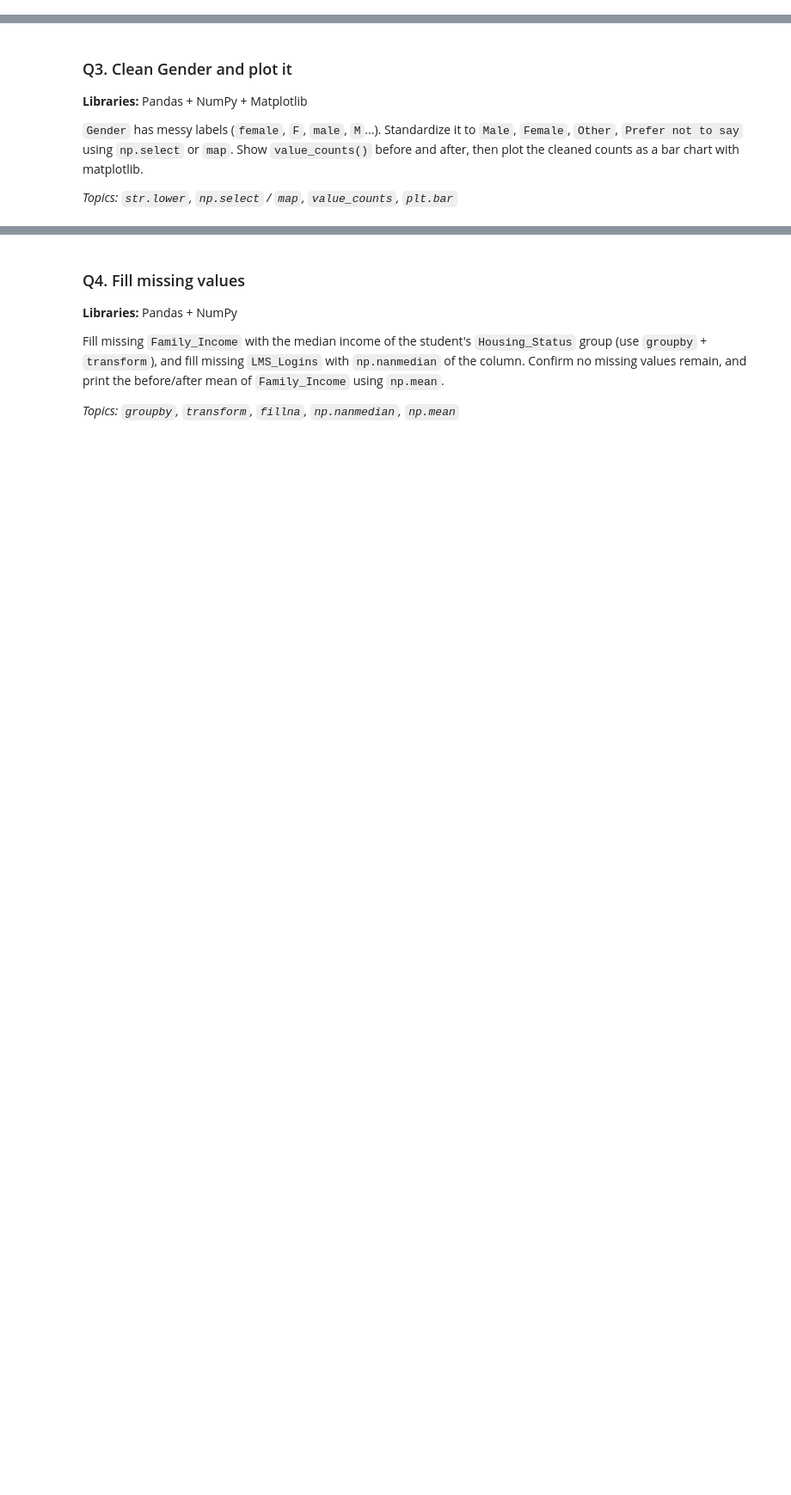
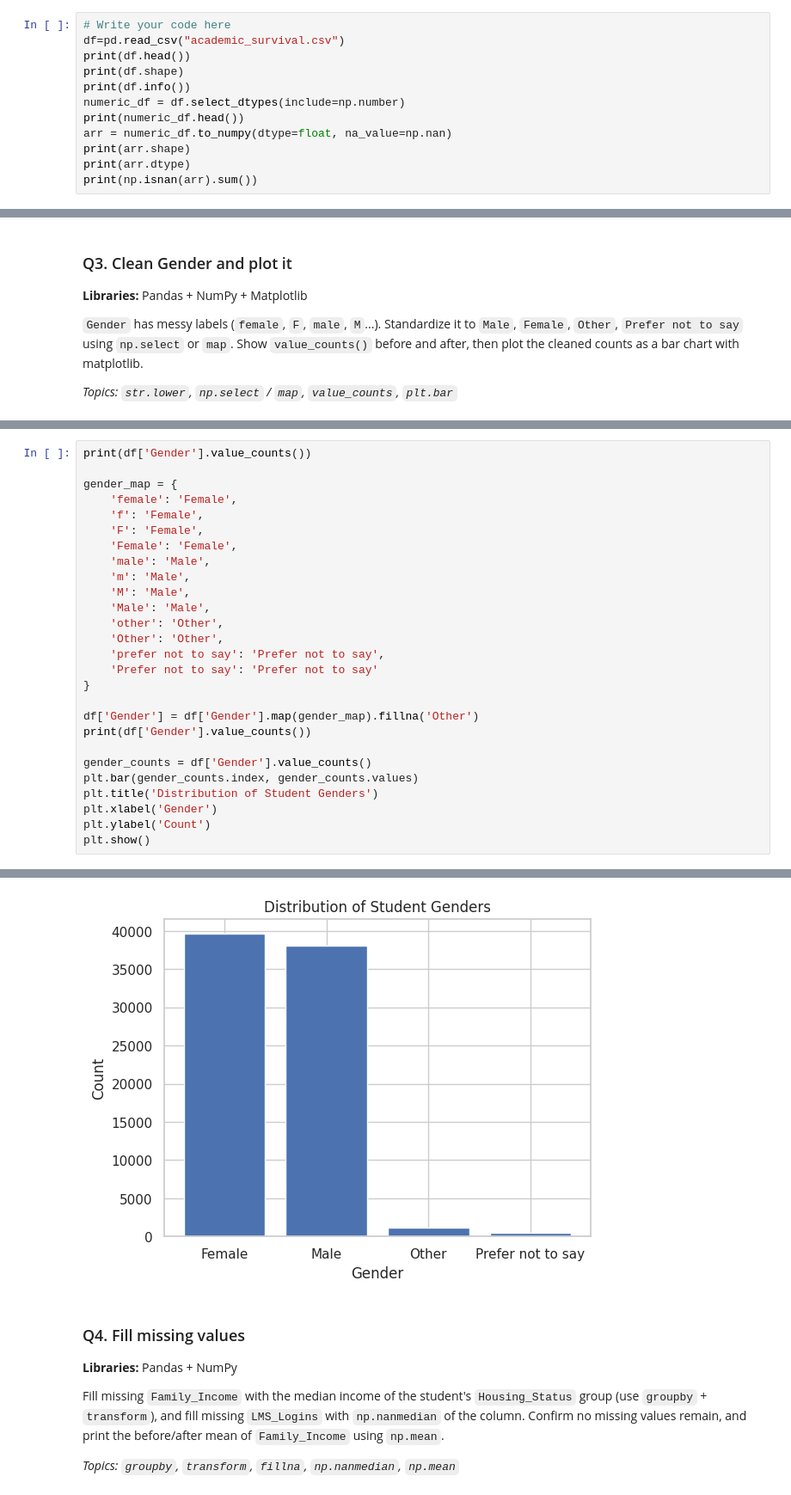
Before and after one commit to AnshuAnshu01/Data_Analytics_Python, a Jupyter notebook: Academic_servival/academic_survival_question_set.ipynb, the cells around one changed output, grey strips where cells are left out. Shown at 86% size. Cells and saved outputs as stored; diff of their text form; blank space fills up the shorter version.

```diff
--- a/Academic_servival/academic_survival_question_set.ipynb
+++ b/Academic_servival/academic_survival_question_set.ipynb
@@ -27,0 +26,12 @@ Read the CSV into `df`. Show its shape, `head()` and `info()`. Then select only
+# %%
+# Write your code here
+df=pd.read_csv("academic_survival.csv")
+print(df.head())
+print(df.shape)
+print(df.info())
+numeric_df = df.select_dtypes(include=np.number)
+print(numeric_df.head())
+arr = numeric_df.to_numpy(dtype=float, na_value=np.nan)
+print(arr.shape)
+print(arr.dtype)
+print(np.isnan(arr).sum())
@@ -45,0 +93,28 @@ Calculate the missing-value percentage of every column (pandas) and round it wit
+# %%
+print(df['Gender'].value_counts())
+
+gender_map = {
+    'female': 'Female',
+    'f': 'Female',
+    'F': 'Female',
+    'Female': 'Female',
+    'male': 'Male',
+    'm': 'Male',
+    'M': 'Male',
+    'Male': 'Male',
+    'other': 'Other',
+    'Other': 'Other',
+    'prefer not to say': 'Prefer not to say',
+    'Prefer not to say': 'Prefer not to say'
+}
+
+df['Gender'] = df['Gender'].map(gender_map).fillna('Other')
+print(df['Gender'].value_counts())
+
+gender_counts = df['Gender'].value_counts()
+plt.bar(gender_counts.index, gender_counts.values)
+plt.title('Distribution of Student Genders')
+plt.xlabel('Gender')
+plt.ylabel('Count')
+plt.show()
+# %% [output]
@@ -46,3 +137,4 @@ Calculate the missing-value percentage of every column (pandas) and round it wit
+[figure, added]
 # %% [markdown]
 ### Q4. Fill missing values
 **Libraries:** Pandas + NumPy
```
Also changed, not shown: parts of 56 cells of this notebook.
